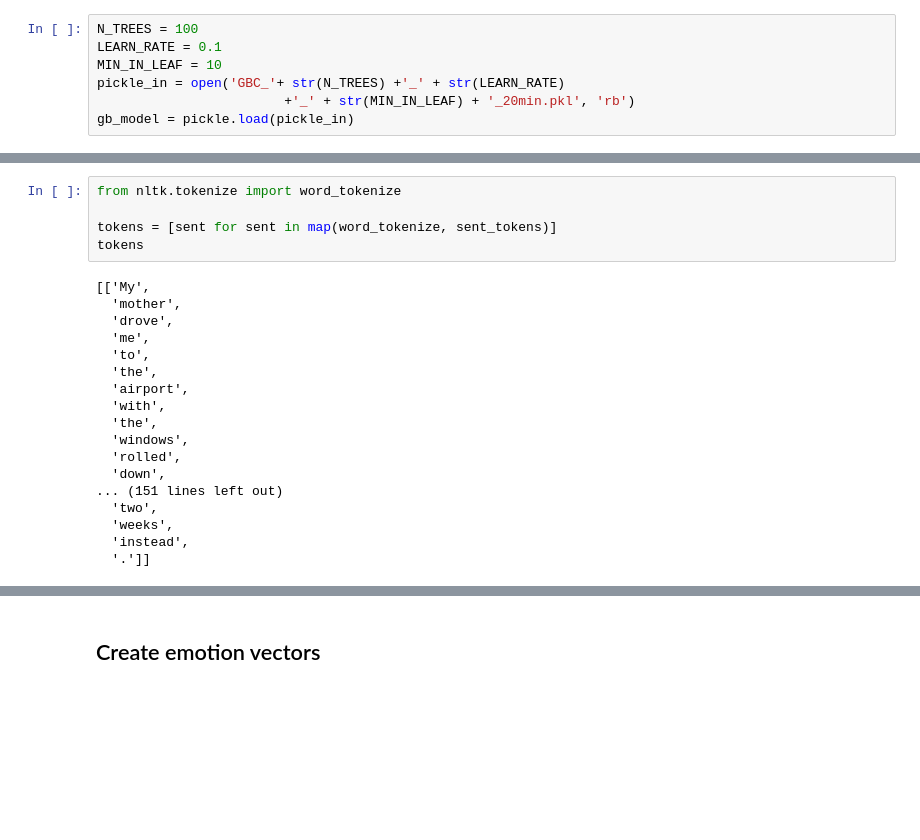
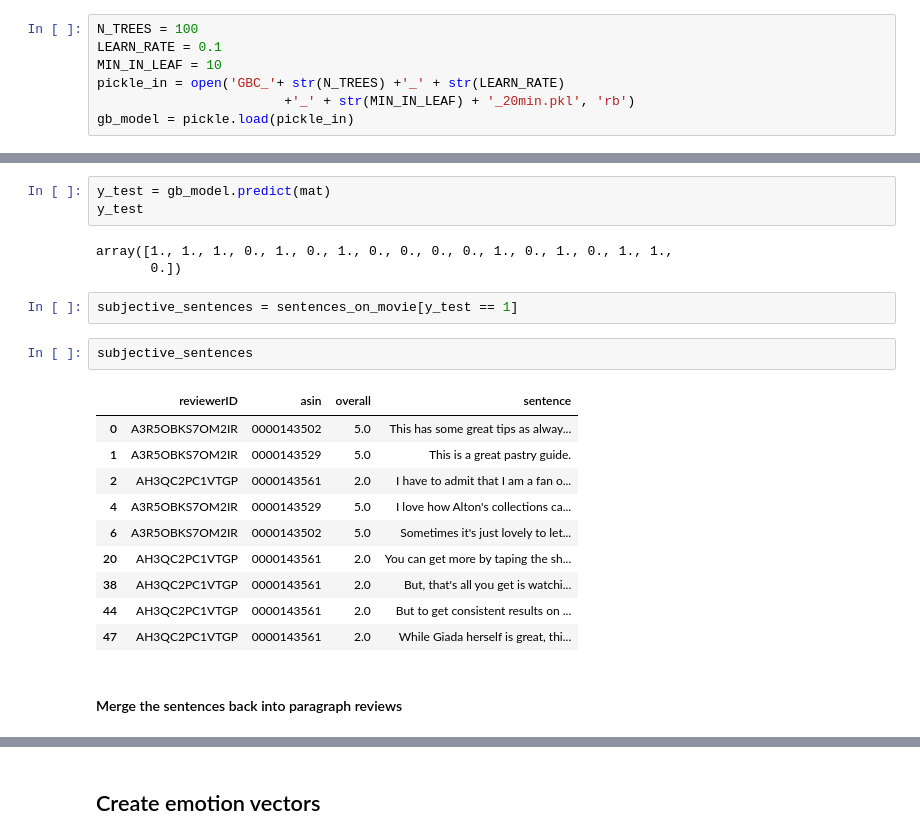
Before and after one commit to j-gd/movie_mood, a Jupyter notebook: src/Impact of Obj-Subj filter.ipynb, the cells around one changed output, grey strips where cells are left out. Cells and saved outputs as stored; diff of their text form; blank space fills up the shorter version.

```diff
--- a/src/Impact of Obj-Subj filter.ipynb
+++ b/src/Impact of Obj-Subj filter.ipynb
@@ -237,23 +222,23 @@ array(['My mother drove me to the airport with the windows rolled down.',
-# %%
-from nltk.tokenize import word_tokenize
-
-tokens = [sent for sent in map(word_tokenize, sent_tokens)]
-tokens
-# %% [output]
-[['My',
-  'mother',
-  'drove',
-  'me',
-  'to',
-  'the',
-  'airport',
-  'with',
-  'the',
-  'windows',
-  'rolled',
-  'down',
-... (151 lines left out)
-  'two',
-  'weeks',
-  'instead',
-  '.']]
+# %%
+y_test = gb_model.predict(mat)
+y_test
+# %% [output]
+array([1., 1., 1., 0., 1., 0., 1., 0., 0., 0., 0., 1., 0., 1., 0., 1., 1.,
+       0.])
+# %%
+subjective_sentences = sentences_on_movie[y_test == 1]
+# %%
+subjective_sentences
+# %% [output]
+|  | reviewerID | asin | overall | sentence |
+| 0 | A3R5OBKS7OM2IR | 0000143502 | 5.0 | This has some great tips as alway... |
+| 1 | A3R5OBKS7OM2IR | 0000143529 | 5.0 | This is a great pastry guide. |
+| 2 | AH3QC2PC1VTGP | 0000143561 | 2.0 | I have to admit that I am a fan o... |
+| 4 | A3R5OBKS7OM2IR | 0000143529 | 5.0 | I love how Alton's collections ca... |
+| 6 | A3R5OBKS7OM2IR | 0000143502 | 5.0 | Sometimes it's just lovely to let... |
+| 20 | AH3QC2PC1VTGP | 0000143561 | 2.0 | You can get more by taping the sh... |
+| 38 | AH3QC2PC1VTGP | 0000143561 | 2.0 | But, that's all you get is watchi... |
+| 44 | AH3QC2PC1VTGP | 0000143561 | 2.0 | But to get consistent results on ... |
+| 47 | AH3QC2PC1VTGP | 0000143561 | 2.0 | While Giada herself is great, thi... |
+# %% [markdown]
+#### Merge the sentences back into paragraph reviews
```
Also changed, not shown: parts of 32 cells of this notebook, 2 other files.
